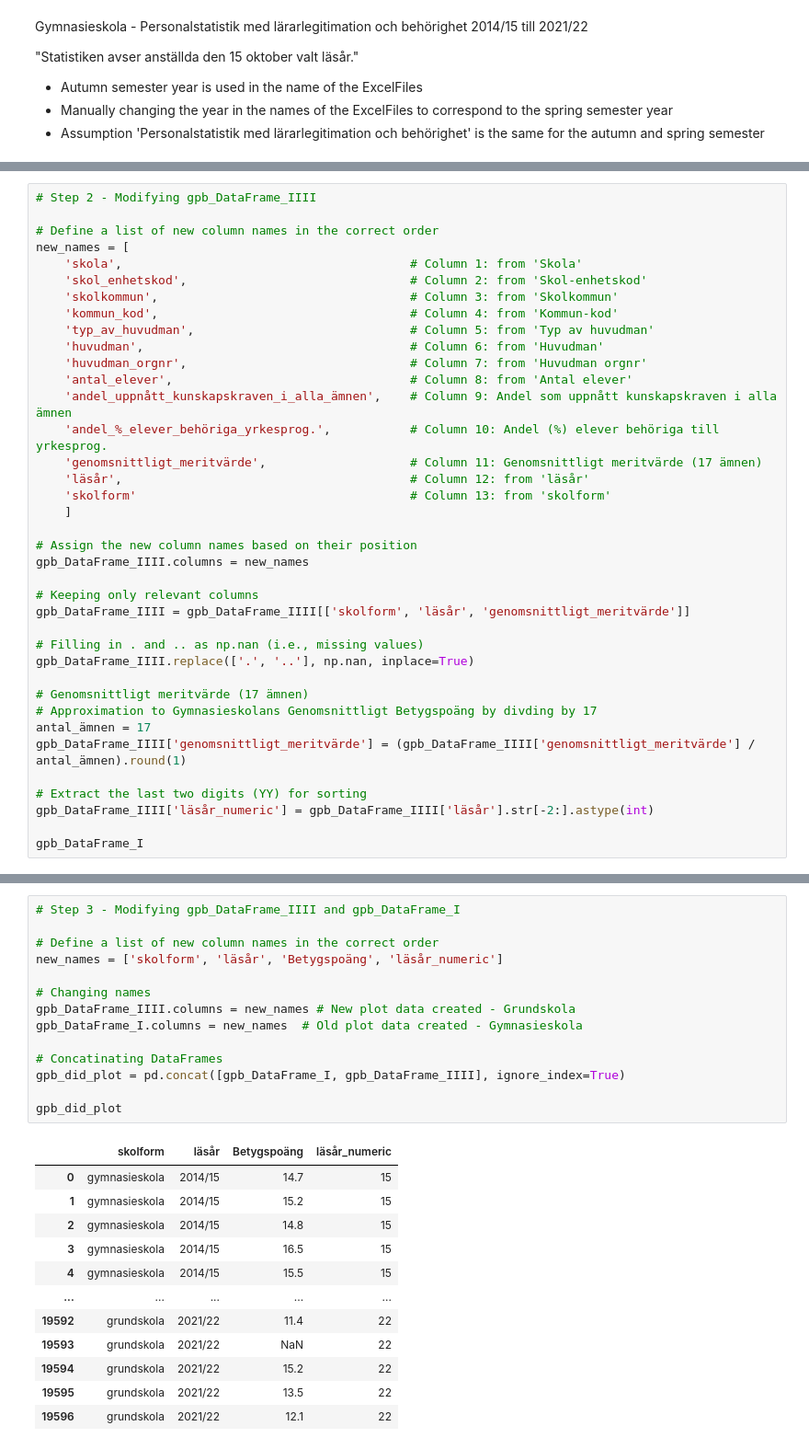
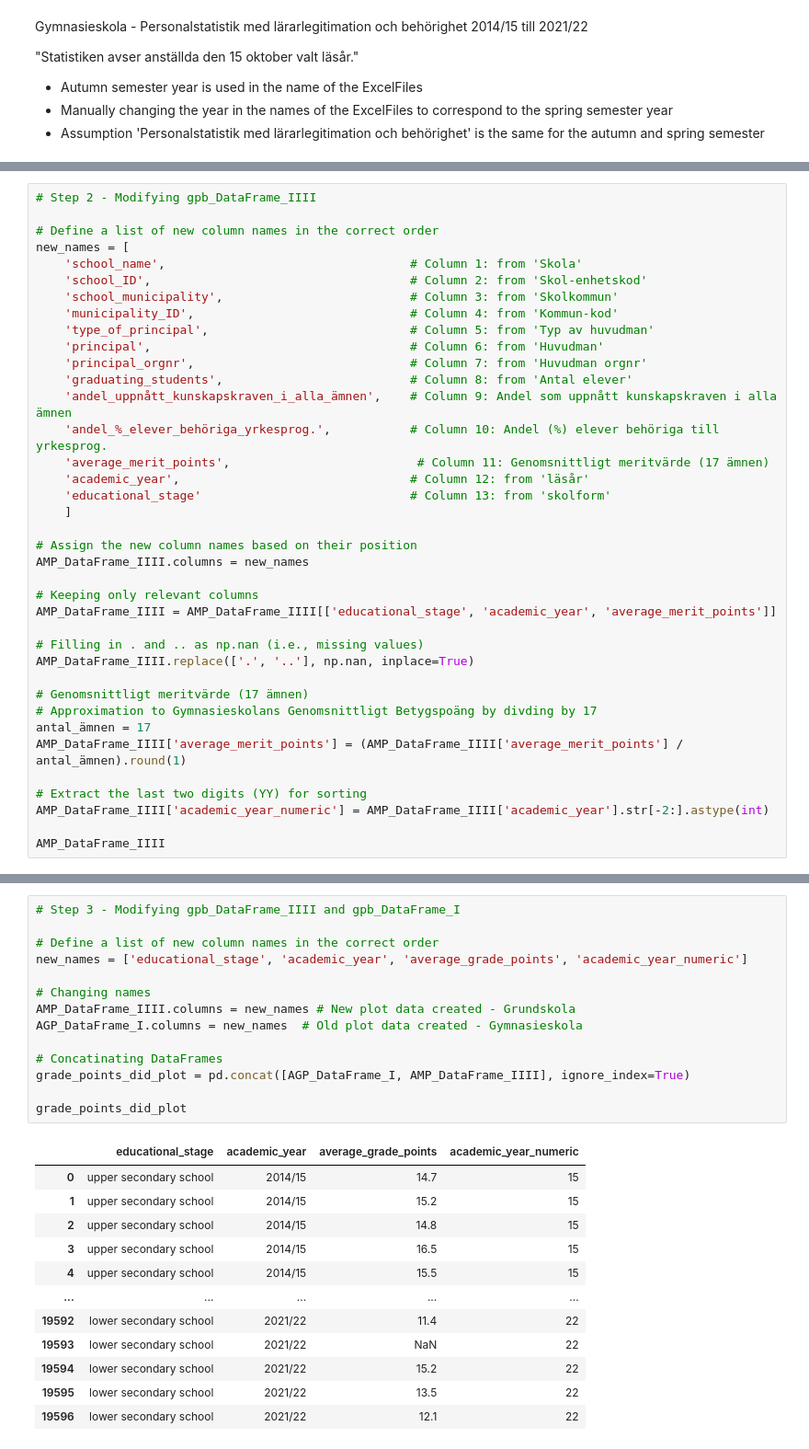
Before and after one commit to andrescruzsanchez/5350-Thesis-in-Economics, a Jupyter notebook: Code/gymnasieskola.ipynb, the cells around one changed output, grey strips where cells are left out. Shown: that part at 92% size. Saved outputs shown, nothing was run; the diff lists cells and outputs as text.

```diff
--- a/Code/gymnasieskola.ipynb
+++ b/Code/gymnasieskola.ipynb
@@ -1028,37 +1149,37 @@ gpb_DataFrame_IIII = read_excel_files(sheet_name_choice)
 
 # Define a list of new column names in the correct order
 new_names = [
-    'skola',                                        # Column 1: from 'Skola'
-    'skol_enhetskod',                               # Column 2: from 'Skol-enhetskod'
-    'skolkommun',                                   # Column 3: from 'Skolkommun'
-    'kommun_kod',                                   # Column 4: from 'Kommun-kod'
-    'typ_av_huvudman',                              # Column 5: from 'Typ av huvudman'
-    'huvudman',                                     # Column 6: from 'Huvudman'
-    'huvudman_orgnr',                               # Column 7: from 'Huvudman orgnr'
-    'antal_elever',                                 # Column 8: from 'Antal elever'
+    'school_name',                                  # Column 1: from 'Skola'
+    'school_ID',                                    # Column 2: from 'Skol-enhetskod'
+    'school_municipality',                          # Column 3: from 'Skolkommun'
+    'municipality_ID',                              # Column 4: from 'Kommun-kod'
+    'type_of_principal',                            # Column 5: from 'Typ av huvudman'
+    'principal',                                    # Column 6: from 'Huvudman'
+    'principal_orgnr',                              # Column 7: from 'Huvudman orgnr'
+    'graduating_students',                          # Column 8: from 'Antal elever'
     'andel_uppnått_kunskapskraven_i_alla_ämnen',    # Column 9: Andel som uppnått kunskapskraven i alla ämnen
     'andel_%_elever_behöriga_yrkesprog.',           # Column 10: Andel (%) elever behöriga till yrkesprog.
-    'genomsnittligt_meritvärde',                    # Column 11: Genomsnittligt meritvärde (17 ämnen)
-    'läsår',                                        # Column 12: from 'läsår'
-    'skolform'                                      # Column 13: from 'skolform'
+    'average_merit_points',                          # Column 11: Genomsnittligt meritvärde (17 ämnen)
+    'academic_year',                                # Column 12: from 'läsår'
+    'educational_stage'                             # Column 13: from 'skolform'
     ]
 
 # Assign the new column names based on their position
-gpb_DataFrame_IIII.columns = new_names
+AMP_DataFrame_IIII.columns = new_names
 
 # Keeping only relevant columns
-gpb_DataFrame_IIII = gpb_DataFrame_IIII[['skolform', 'läsår', 'genomsnittligt_meritvärde']]
+AMP_DataFrame_IIII = AMP_DataFrame_IIII[['educational_stage', 'academic_year', 'average_merit_points']]
 
 # Filling in . and .. as np.nan (i.e., missing values)
-gpb_DataFrame_IIII.replace(['.', '..'], np.nan, inplace=True)
+AMP_DataFrame_IIII.replace(['.', '..'], np.nan, inplace=True)
 
 # Genomsnittligt meritvärde (17 ämnen)
 # Approximation to Gymnasieskolans Genomsnittligt Betygspoäng by divding by 17
 antal_ämnen = 17
-gpb_DataFrame_IIII['genomsnittligt_meritvärde'] = (gpb_DataFrame_IIII['genomsnittligt_meritvärde'] / antal_ämnen).round(1)
+AMP_DataFrame_IIII['average_merit_points'] = (AMP_DataFrame_IIII['average_merit_points'] / antal_ämnen).round(1)
 
 # Extract the last two digits (YY) for sorting
-gpb_DataFrame_IIII['läsår_numeric'] = gpb_DataFrame_IIII['läsår'].str[-2:].astype(int)
+AMP_DataFrame_IIII['academic_year_numeric'] = AMP_DataFrame_IIII['academic_year'].str[-2:].astype(int)
 
-gpb_DataFrame_I
+AMP_DataFrame_IIII
 # %% [output]
@@ -1078,29 +1199,29 @@ gpb_DataFrame_I
 # %%
 # Step 3 - Modifying gpb_DataFrame_IIII and gpb_DataFrame_I
 
 # Define a list of new column names in the correct order
-new_names = ['skolform', 'läsår', 'Betygspoäng', 'läsår_numeric']
+new_names = ['educational_stage', 'academic_year', 'average_grade_points', 'academic_year_numeric']
 
 # Changing names
-gpb_DataFrame_IIII.columns = new_names # New plot data created - Grundskola
-gpb_DataFrame_I.columns = new_names  # Old plot data created - Gymnasieskola
+AMP_DataFrame_IIII.columns = new_names # New plot data created - Grundskola
+AGP_DataFrame_I.columns = new_names  # Old plot data created - Gymnasieskola
 
 # Concatinating DataFrames
-gpb_did_plot = pd.concat([gpb_DataFrame_I, gpb_DataFrame_IIII], ignore_index=True)
+grade_points_did_plot = pd.concat([AGP_DataFrame_I, AMP_DataFrame_IIII], ignore_index=True)
 
-gpb_did_plot
+grade_points_did_plot
 # %% [output]
-|  | skolform | läsår | Betygspoäng | läsår_numeric |
-| 0 | gymnasieskola | 2014/15 | 14.7 | 15 |
-| 1 | gymnasieskola | 2014/15 | 15.2 | 15 |
-| 2 | gymnasieskola | 2014/15 | 14.8 | 15 |
-| 3 | gymnasieskola | 2014/15 | 16.5 | 15 |
-| 4 | gymnasieskola | 2014/15 | 15.5 | 15 |
+|  | educational_stage | academic_year | average_grade_points | academic_year_numeric |
+| 0 | upper secondary school | 2014/15 | 14.7 | 15 |
+| 1 | upper secondary school | 2014/15 | 15.2 | 15 |
+| 2 | upper secondary school | 2014/15 | 14.8 | 15 |
+| 3 | upper secondary school | 2014/15 | 16.5 | 15 |
+| 4 | upper secondary school | 2014/15 | 15.5 | 15 |
 | ... | ... | ... | ... | ... |
-| 19592 | grundskola | 2021/22 | 11.4 | 22 |
-| 19593 | grundskola | 2021/22 | NaN | 22 |
-| 19594 | grundskola | 2021/22 | 15.2 | 22 |
-| 19595 | grundskola | 2021/22 | 13.5 | 22 |
-| 19596 | grundskola | 2021/22 | 12.1 | 22 |
+| 19592 | lower secondary school | 2021/22 | 11.4 | 22 |
+| 19593 | lower secondary school | 2021/22 | NaN | 22 |
+| 19594 | lower secondary school | 2021/22 | 15.2 | 22 |
+| 19595 | lower secondary school | 2021/22 | 13.5 | 22 |
+| 19596 | lower secondary school | 2021/22 | 12.1 | 22 |
 19597 rows × 4 columns
 # %%
```
Also changed, not shown: parts of 23 cells of this notebook, 7 other files.
